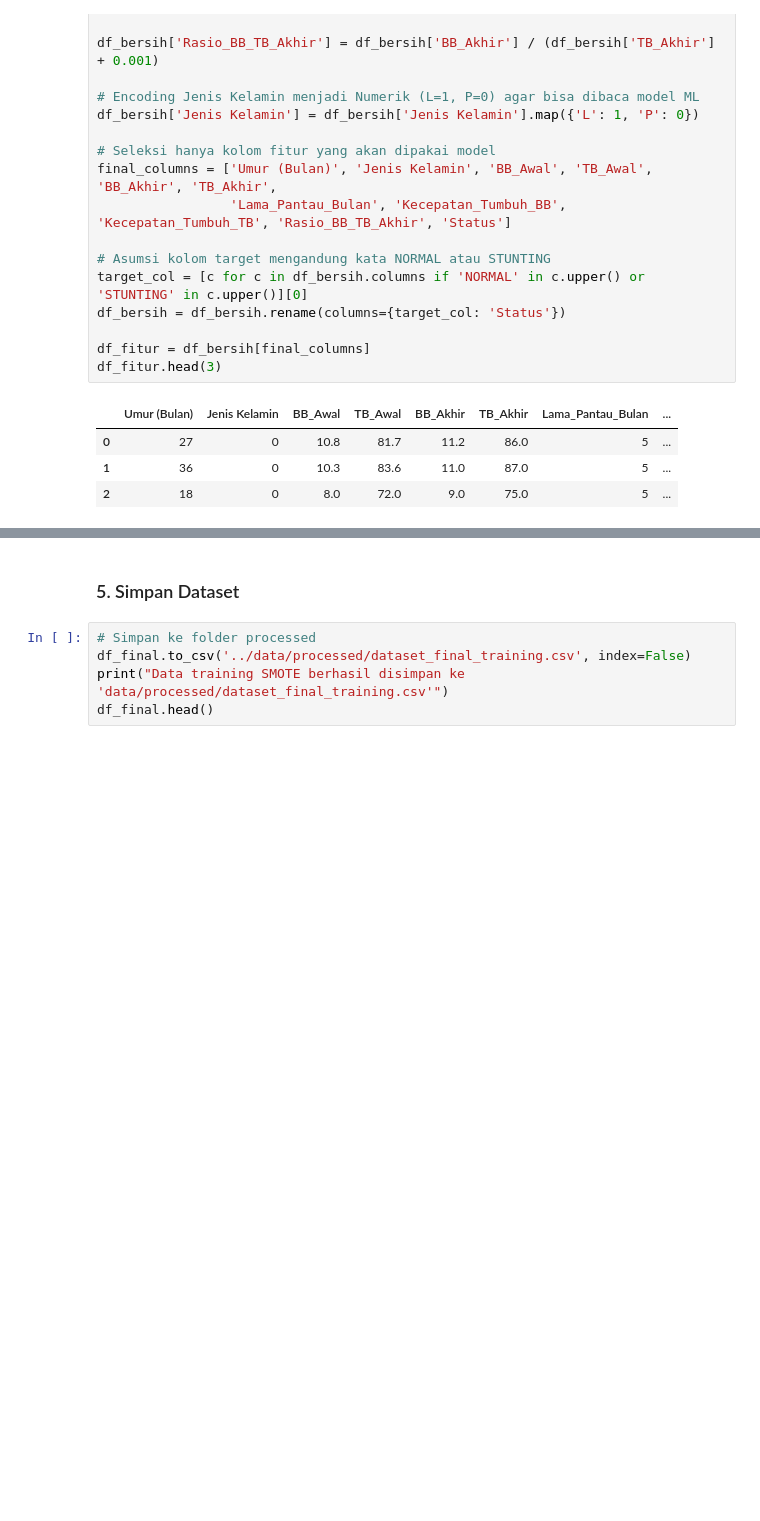
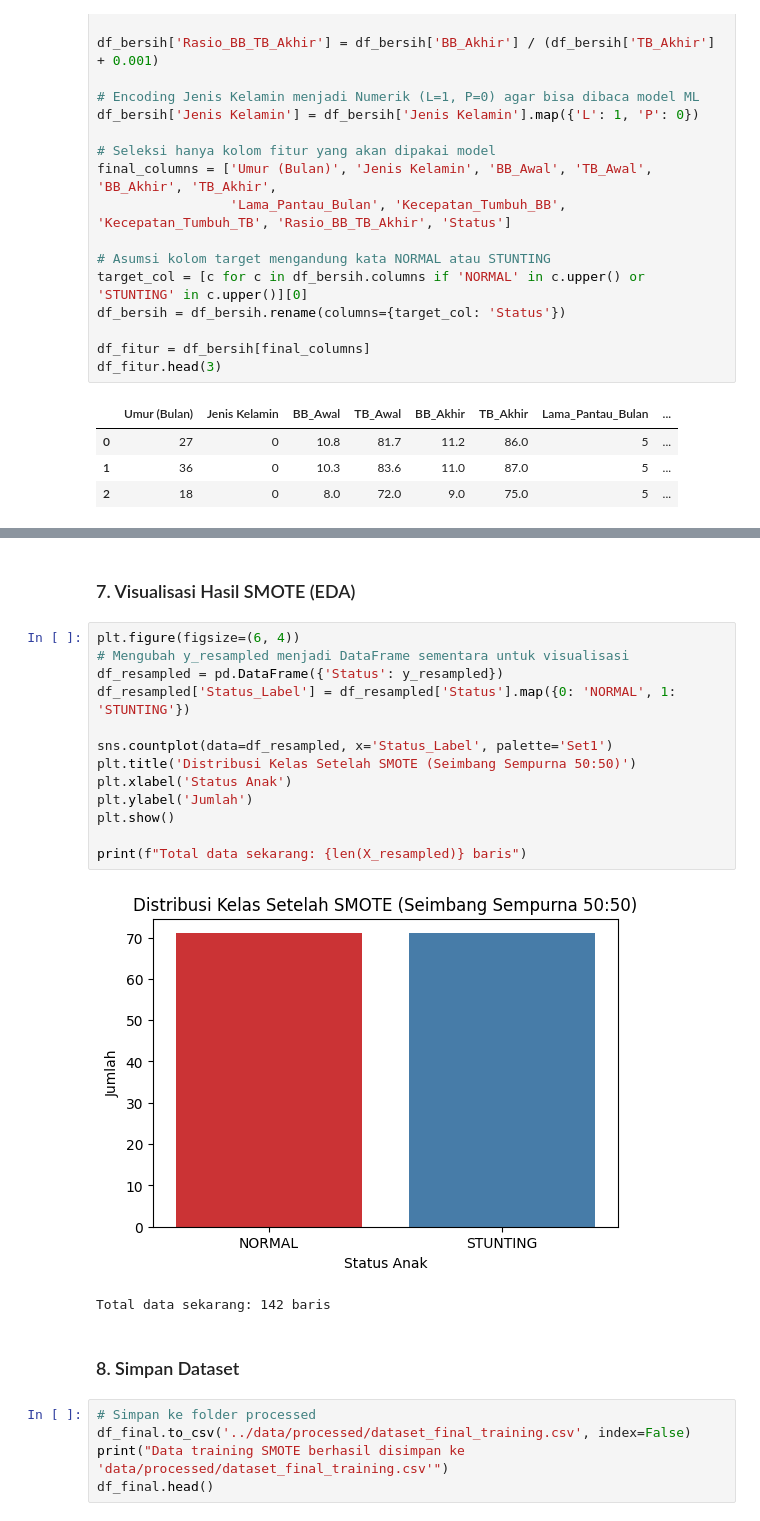
Before and after one commit to MuhammadRizalNurfirdaus/Sistem_Pendukung_Keputusan_Berbasis_Web_Menggunakan_ML_untuk_Prediksi_Risiko_Stunting, a Jupyter notebook: ML/notebooks/generate_dummy_data.ipynb, the cells around one changed output, grey strips where cells are left out. Cells and saved outputs as stored; diff of their text form; blank space fills up the shorter version.

```diff
--- a/ML/notebooks/generate_dummy_data.ipynb
+++ b/ML/notebooks/generate_dummy_data.ipynb
@@ -169,8 +198,26 @@ Status
 Name: count, dtype: int64
 
 Total Data Latih Siap Pakai: 142 baris
+# %% [markdown]
+### 7. Visualisasi Hasil SMOTE (EDA)
+# %%
+plt.figure(figsize=(6, 4))
+# Mengubah y_resampled menjadi DataFrame sementara untuk visualisasi
+df_resampled = pd.DataFrame({'Status': y_resampled})
+df_resampled['Status_Label'] = df_resampled['Status'].map({0: 'NORMAL', 1: 'STUNTING'})
+
+sns.countplot(data=df_resampled, x='Status_Label', palette='Set1')
+plt.title('Distribusi Kelas Setelah SMOTE (Seimbang Sempurna 50:50)')
+plt.xlabel('Status Anak')
+plt.ylabel('Jumlah')
+plt.show()
+
+print(f"Total data sekarang: {len(X_resampled)} baris")
+# %% [output]
+[figure, added]
+Total data sekarang: 142 baris
 # %% [markdown]
-### 5. Simpan Dataset
+### 8. Simpan Dataset
 # %%
 # Simpan ke folder processed
 df_final.to_csv('../data/processed/dataset_final_training.csv', index=False)
```
Also changed, not shown: parts of 12 cells of this notebook, 5 other files.
